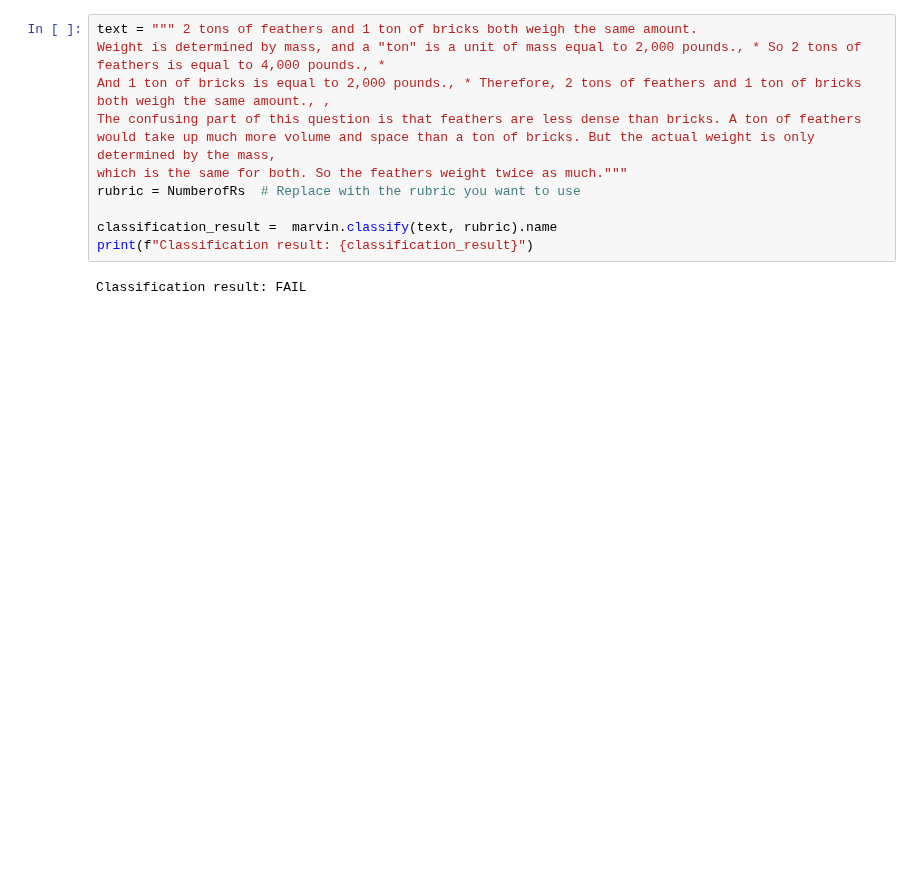
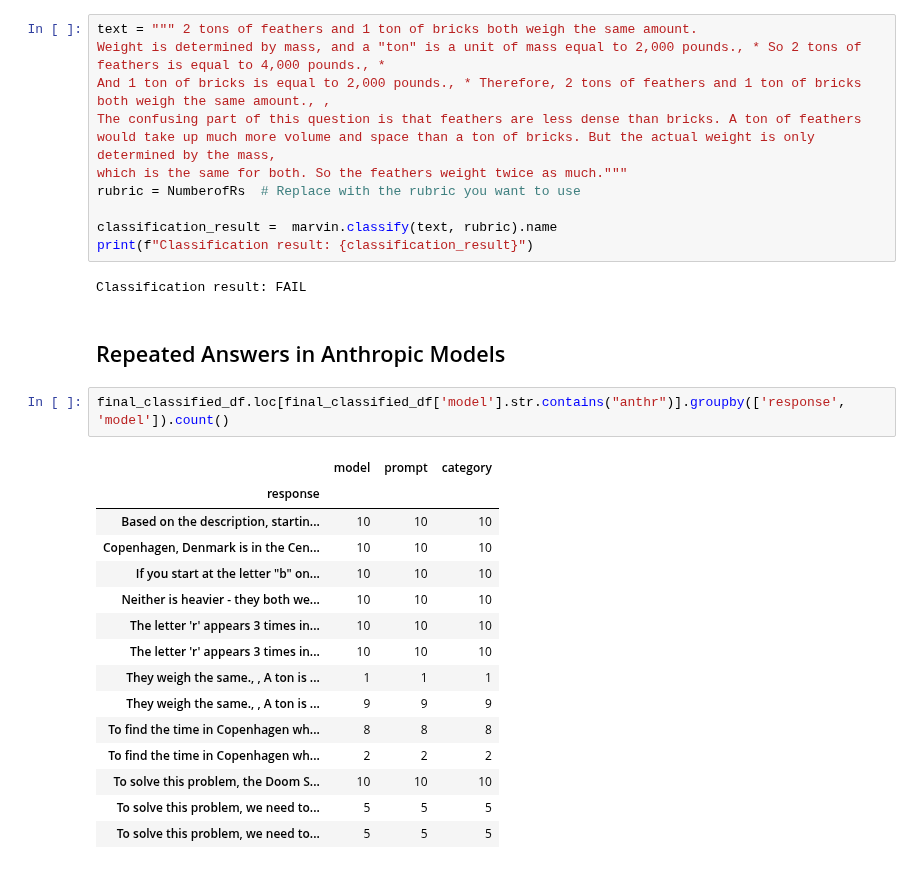
Before and after one commit to abigailhaddad/LMGradingRubric, a Jupyter notebook: code/Quick Assessment.ipynb, the cells around one changed output. Saved outputs shown, nothing was run; the diff lists cells and outputs as text; blank space fills up the shorter version.

```diff
--- a/code/Quick Assessment.ipynb
+++ b/code/Quick Assessment.ipynb
@@ -270,3 +262,23 @@ classification_result =  marvin.classify(text, rubric).name
 print(f"Classification result: {classification_result}")
 # %% [output]
 Classification result: FAIL
+# %% [markdown]
+## Repeated Answers in Anthropic Models
+# %%
+final_classified_df.loc[final_classified_df['model'].str.contains("anthr")].groupby(['response', 'model']).count()
+# %% [output]
+|  | model | prompt | category |
+| response |  |  |  |
+| Based on the description, startin... | 10 | 10 | 10 |
+| Copenhagen, Denmark is in the Cen... | 10 | 10 | 10 |
+| If you start at the letter "b" on... | 10 | 10 | 10 |
+| Neither is heavier - they both we... | 10 | 10 | 10 |
+| The letter 'r' appears 3 times in... | 10 | 10 | 10 |
+| The letter 'r' appears 3 times in... | 10 | 10 | 10 |
+| They weigh the same., , A ton is ... | 1 | 1 | 1 |
+| They weigh the same., , A ton is ... | 9 | 9 | 9 |
+| To find the time in Copenhagen wh... | 8 | 8 | 8 |
+| To find the time in Copenhagen wh... | 2 | 2 | 2 |
+| To solve this problem, the Doom S... | 10 | 10 | 10 |
+| To solve this problem, we need to... | 5 | 5 | 5 |
+| To solve this problem, we need to... | 5 | 5 | 5 |
```
Also changed, not shown: parts of 3 cells of this notebook, 4 other files.
